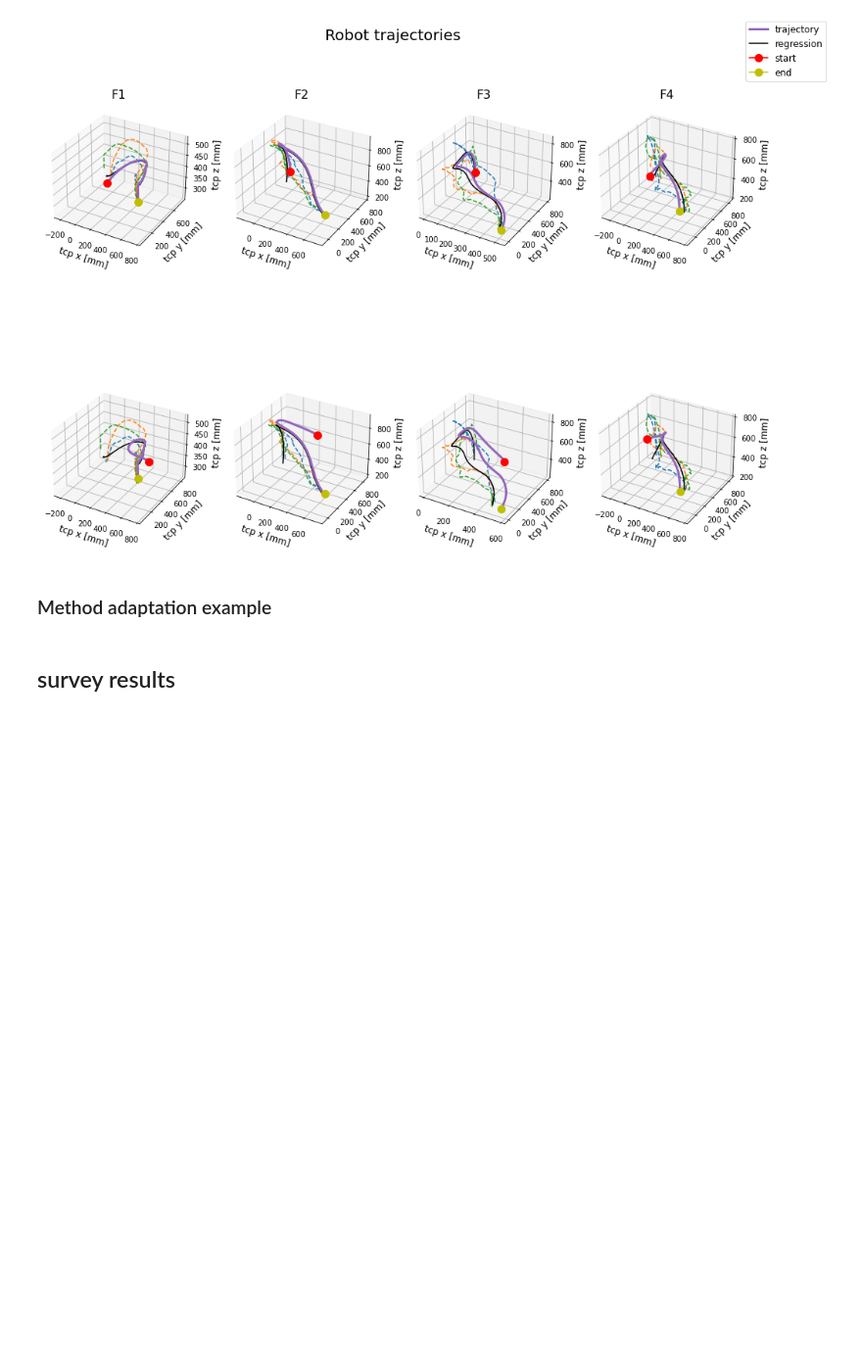
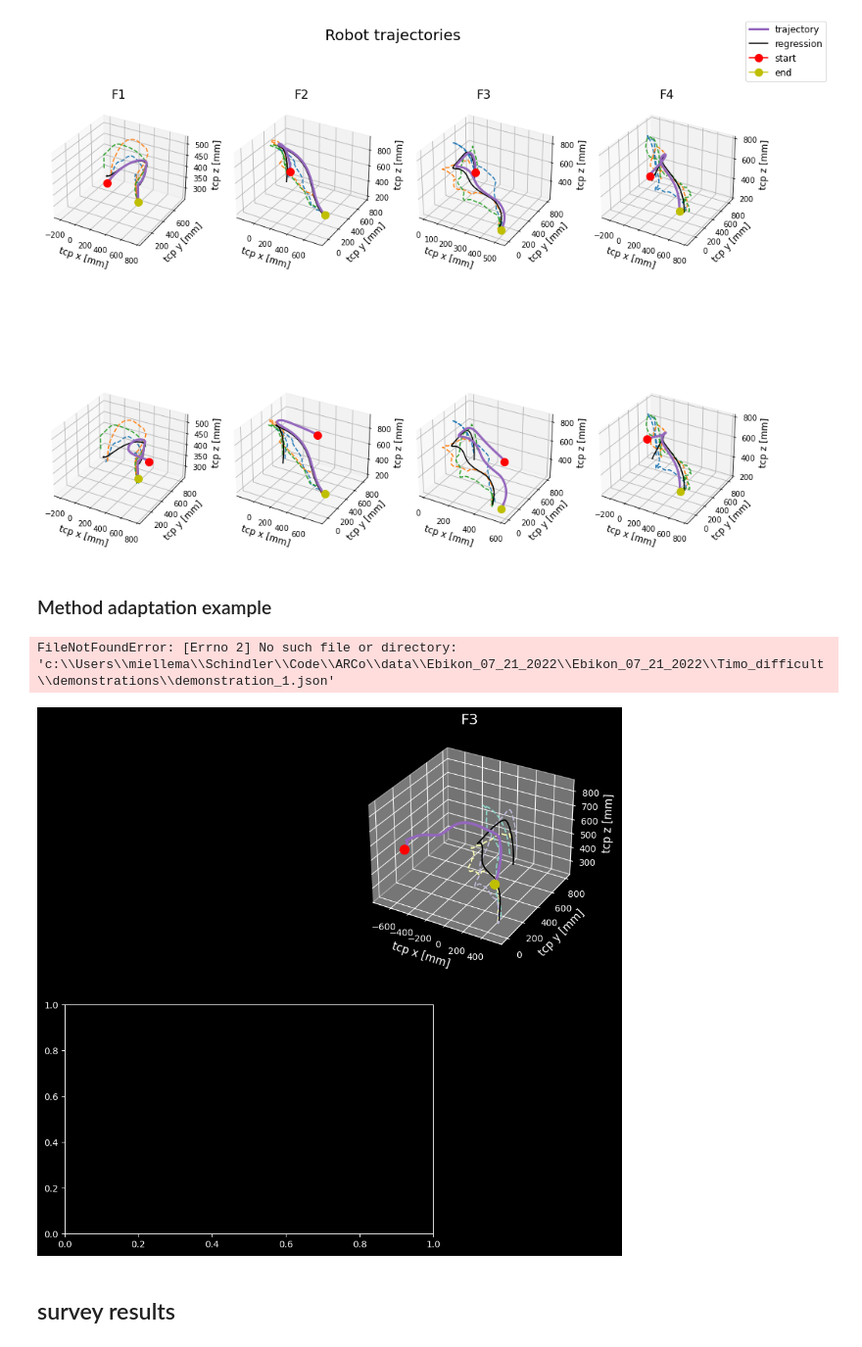
Before and after one commit to Schindler-EPFL-Lab/team, a Jupyter notebook: notebook/report_plots.ipynb, the cells around one changed output. Shown at 98% size. Saved outputs shown, nothing was run; the diff lists cells and outputs as text; code cells hidden in the pictures; blank space fills up the shorter version.

```diff
--- a/notebook/report_plots.ipynb
+++ b/notebook/report_plots.ipynb
@@ -1412,14 +1413,14 @@ plt.show()
 fig = plt.figure(figsize=(16,10))
 mpl.rcParams['legend.fontsize'] = 10
 
+path = Path.cwd().parent
 # ==============
 # First subplot
 # ==============
-path = Path.cwd().parent.parent
-repro_path = path.joinpath("arco-datasets/arco_control/reproductions/Timo_difficult/repro_far/demonstration_2.json")
-demo1_path = path.joinpath("arco-datasets/arco_control/Ebikon_07_21_2022/Ebikon_07_21_2022/Timo_difficult/demonstrations/demonstration_1.json")
-demo2_path = path.joinpath("arco-datasets/arco_control/Ebikon_07_21_2022/Ebikon_07_21_2022/Timo_difficult/demonstrations/demonstration_2.json")
-demo3_path = path.joinpath("arco-datasets/arco_control/Ebikon_07_21_2022/Ebikon_07_21_2022/Timo_difficult/demonstrations/demonstration_3.json")
+repro_path = path.joinpath("data/reproductions/Timo_difficult/repro_far/demonstration_2.json")
+demo1_path = path.joinpath("data/Ebikon_07_21_2022/Ebikon_07_21_2022/Timo_difficult/demonstrations/demonstration_1.json")
+demo2_path = path.joinpath("data/Ebikon_07_21_2022/Ebikon_07_21_2022/Timo_difficult/demonstrations/demonstration_2.json")
+demo3_path = path.joinpath("data/Ebikon_07_21_2022/Ebikon_07_21_2022/Timo_difficult/demonstrations/demonstration_3.json")
 list_files = [demo1_path, demo2_path, demo3_path, repro_path]
 ax = fig.add_subplot(2, 1, 1, projection='3d')
 
@@ -1432,7 +1433,7 @@ for idx, file_path in enumerate(list_files):
         if idx < len(list_files)-1:
             ax.plot(tcp_x, tcp_y, tcp_z, '--')
         else:
-            regression_path = path.joinpath("arco-datasets/arco_control/reproductions/Timo_difficult/regression/demonstration_1.json")
+            regression_path = path.joinpath("data/reproductions/Timo_difficult/regression/demonstration_1.json")
             with open(regression_path, 'r') as f2:
                 regre = json.load(f2)
                 r_tcp_x = regre["tcp_x"]
@@ -1454,11 +1455,10 @@ ax.set_title("F3", fontsize=16)
 # Second subplot
 # ==============
 
-path = Path.cwd().parent.parent
-repro_path = path.joinpath("arco-datasets/arco_control/reproductions/Timo_difficult/repro_far/demonstration_2.json")
-demo1_path = path.joinpath("arco-datasets/arco_control/Ebikon_07_21_2022/Ebikon_07_21_2022/Timo_difficult/demonstrations/demonstration_1.json")
-demo2_path = path.joinpath("arco-datasets/arco_control/Ebikon_07_21_2022/Ebikon_07_21_2022/Timo_difficult/demonstrations/demonstration_2.json")
-demo3_path = path.joinpath("arco-datasets/arco_control/Ebikon_07_21_2022/Ebikon_07_21_2022/Timo_difficult/demonstrations/demonstration_3.json")
+repro_path = path.joinpath("data/reproductions/Timo_difficult/repro_far/demonstration_2.json")
+demo1_path = path.joinpath("data/Ebikon_07_21_2022/Ebikon_07_21_2022/Timo_difficult/demonstrations/demonstration_1.json")
+demo2_path = path.joinpath("data/Ebikon_07_21_2022/Ebikon_07_21_2022/Timo_difficult/demonstrations/demonstration_2.json")
+demo3_path = path.joinpath("data/Ebikon_07_21_2022/Ebikon_07_21_2022/Timo_difficult/demonstrations/demonstration_3.json")
 list_files = [demo1_path, demo2_path, demo3_path, repro_path]
 ax = fig.add_subplot(2, 2, 3)
 
@@ -1471,7 +1471,7 @@ for idx, file_path in enumerate(list_files):
         if idx < len(list_files)-1:
             ax.plot(tcp_x, tcp_y, '--')
         else:
-            regression_path = path.joinpath("arco-datasets/arco_control/reproductions/Timo_difficult/regression/demonstration_1.json")
+            regression_path = path.joinpath("data/reproductions/Timo_difficult/regression/demonstration_1.json")
             with open(regression_path, 'r') as f2:
                 regre = json.load(f2)
                 r_tcp_x = regre["tcp_x"]
@@ -1491,11 +1491,10 @@ ax.set_title("XY plane projection original", fontsize=16)
 # Third subplot
 # ==============
 
-path = Path.cwd().parent.parent
-repro_path = path.joinpath("arco-datasets/arco_control/reproductions/Timo_difficult/repro_far/demonstration_2.json")
-demo1_path = path.joinpath("arco-datasets/arco_control/Ebikon_07_21_2022/Ebikon_07_21_2022/Timo_difficult/demonstrations/demonstration_1.json")
-demo2_path = path.joinpath("arco-datasets/arco_control/Ebikon_07_21_2022/Ebikon_07_21_2022/Timo_difficult/demonstrations/demonstration_2.json")
-demo3_path = path.joinpath("arco-datasets/arco_control/Ebikon_07_21_2022/Ebikon_07_21_2022/Timo_difficult/demonstrations/demonstration_3.json")
+repro_path = path.joinpath("data/reproductions/Timo_difficult/repro_far/demonstration_2.json")
+demo1_path = path.joinpath("data/Ebikon_07_21_2022/Ebikon_07_21_2022/Timo_difficult/demonstrations/demonstration_1.json")
+demo2_path = path.joinpath("data/Ebikon_07_21_2022/Ebikon_07_21_2022/Timo_difficult/demonstrations/demonstration_2.json")
+demo3_path = path.joinpath("data/Ebikon_07_21_2022/Ebikon_07_21_2022/Timo_difficult/demonstrations/demonstration_3.json")
 list_files = [demo1_path, demo2_path, demo3_path, repro_path]
 ax = fig.add_subplot(2, 2, 4)
 
@@ -1508,38 +1507,41 @@ for idx, file_path in enumerate(list_files):
         if idx < len(list_files)-1:
             ax.plot(tcp_x, tcp_y, '--')
         else:
-            regression_path = path.joinpath("arco-datasets/arco_control/reproductions/Timo_difficult/regression/demonstration_1.json")
+            regression_path = path.joinpath("data/reproductions/Timo_difficult/regression/demonstration_1.json")
             with open(regression_path, 'r') as f2:
                 regre = json.load(f2)
                 r_tcp_x = regre["tcp_x"]
                 r_tcp_y = regre["tcp_y"]
                 r_tcp_z = regre["tcp_z"]
                 regre, = ax.plot(r_tcp_x, r_tcp_y, color="0", label="regression")
 
             tcp_x = -1*np.array(data["tcp_x"])
             tcp_y = np.array(data["tcp_y"])
             repro, = ax.plot(tcp_y, tcp_x, color="tab:purple", linewidth=3)
             start, =ax.plot(tcp_y[0], tcp_x[0], color="r", marker='o', markersize=10)
             end, = ax.plot(tcp_y[-1], tcp_x[-1], color='y', marker='o', markersize=10)
 
 ax.set_xlabel("tcp x [mm]", fontsize=12)
 ax.set_ylabel("tcp y [mm]", fontsize=12)
 ax.set_title("XY plane projection: -90° rotation", fontsize=16)
 plt.subplots_adjust(left=0.1,
                     bottom=0.1,
                     right=0.9,
                     top=0.9,
                     wspace=0.2,
                     hspace=0.3)
 handles = [repro,regre,start,end]
 labels  = ['trajectory','regression','start','end']
 
 
 plt.figlegend(handles,labels, fontsize=14, loc="upper right")
 fig.suptitle("References rotated 90°", fontsize=20)
 plt.savefig("90degreesrepro.jpg", format="jpg")
 
 plt.show()
+# %% [output]
+FileNotFoundError: [Errno 2] No such file or directory: 'c:\\Users\\miellema\\Schindler\\Code\\ARCo\\data\\Ebikon_07_21_2022\\Ebikon_07_21_2022\\Timo_difficult\\demonstrations\\demonstration_1.json'
+[figure, added]
 # %% [markdown]
 ## survey results
 # %%
```
Also changed, not shown: parts of 13 cells of this notebook.
